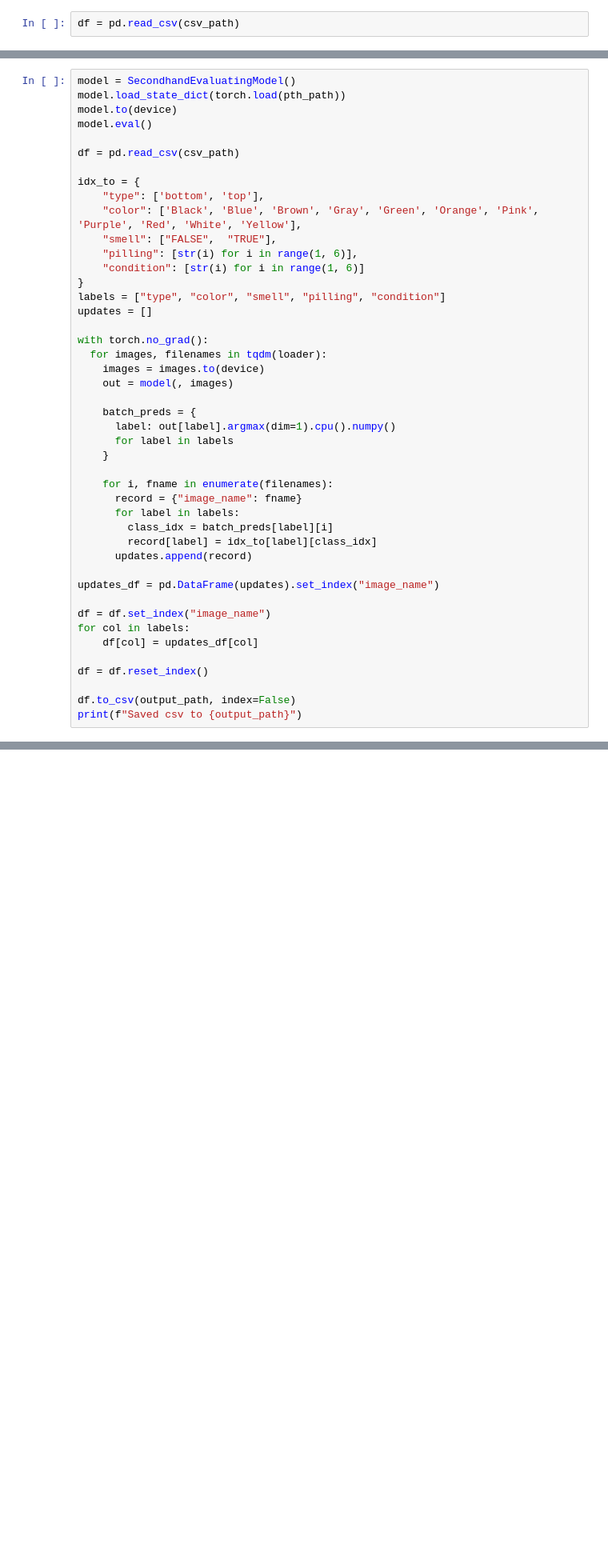
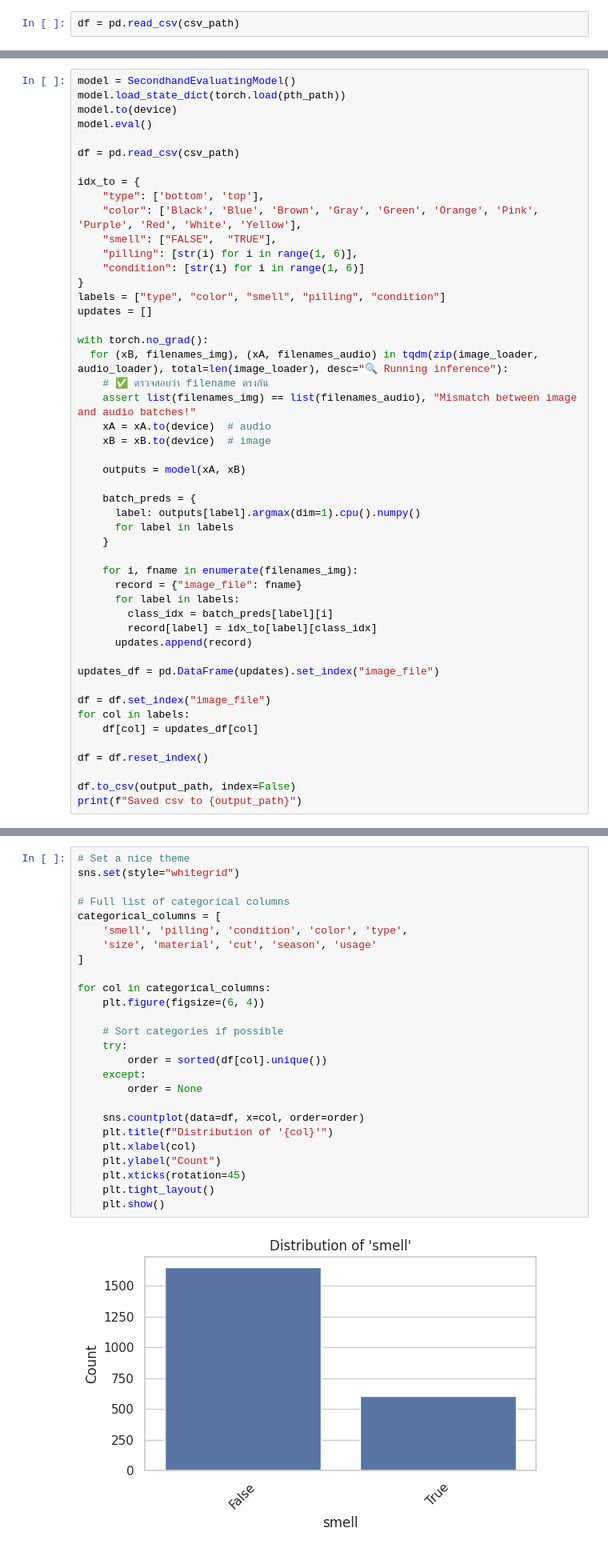
Before and after one commit to Kittipong-Dev/secondhand-pricing-model, a Jupyter notebook: secondhand_pricing_model.ipynb, the cells around one changed output, grey strips where cells are left out. Shown at 80% size. Drawn from its saved outputs; the diff is of its cells as text; blank space fills up the shorter version.

```diff
--- a/secondhand_pricing_model.ipynb
+++ b/secondhand_pricing_model.ipynb
@@ -240,25 +298,29 @@ labels = ["type", "color", "smell", "pilling", "condition"]
 updates = []
 
 with torch.no_grad():
-  for images, filenames in tqdm(loader):
-    images = images.to(device)
-    out = model(, images)
+  for (xB, filenames_img), (xA, filenames_audio) in tqdm(zip(image_loader, audio_loader), total=len(image_loader), desc="🔍 Running inference"):
+    # ✅ ตรวจสอบว่า filename ตรงกัน
+    assert list(filenames_img) == list(filenames_audio), "Mismatch between image and audio batches!"
+    xA = xA.to(device)  # audio
+    xB = xB.to(device)  # image
+
+    outputs = model(xA, xB)
 
     batch_preds = {
-      label: out[label].argmax(dim=1).cpu().numpy()
+      label: outputs[label].argmax(dim=1).cpu().numpy()
       for label in labels
     }
 
-    for i, fname in enumerate(filenames):
-      record = {"image_name": fname}
+    for i, fname in enumerate(filenames_img):
+      record = {"image_file": fname}
       for label in labels:
         class_idx = batch_preds[label][i]
         record[label] = idx_to[label][class_idx]
       updates.append(record)
 
-updates_df = pd.DataFrame(updates).set_index("image_name")
+updates_df = pd.DataFrame(updates).set_index("image_file")
 
-df = df.set_index("image_name")
+df = df.set_index("image_file")
 for col in labels:
     df[col] = updates_df[col]
 
@@ -268,0 +365,28 @@ print(f"Saved csv to {output_path}")
+# %%
+# Set a nice theme
+sns.set(style="whitegrid")
+
+# Full list of categorical columns
+categorical_columns = [
+    'smell', 'pilling', 'condition', 'color', 'type',
+    'size', 'material', 'cut', 'season', 'usage'
+]
+
+for col in categorical_columns:
+    plt.figure(figsize=(6, 4))
+
+    # Sort categories if possible
+    try:
+        order = sorted(df[col].unique())
+    except:
+        order = None
+
+    sns.countplot(data=df, x=col, order=order)
+    plt.title(f"Distribution of '{col}'")
+    plt.xlabel(col)
+    plt.ylabel("Count")
+    plt.xticks(rotation=45)
+    plt.tight_layout()
+    plt.show()
+# %% [output]
+[figure, added]
```
Also changed, not shown: parts of 30 cells of this notebook.
